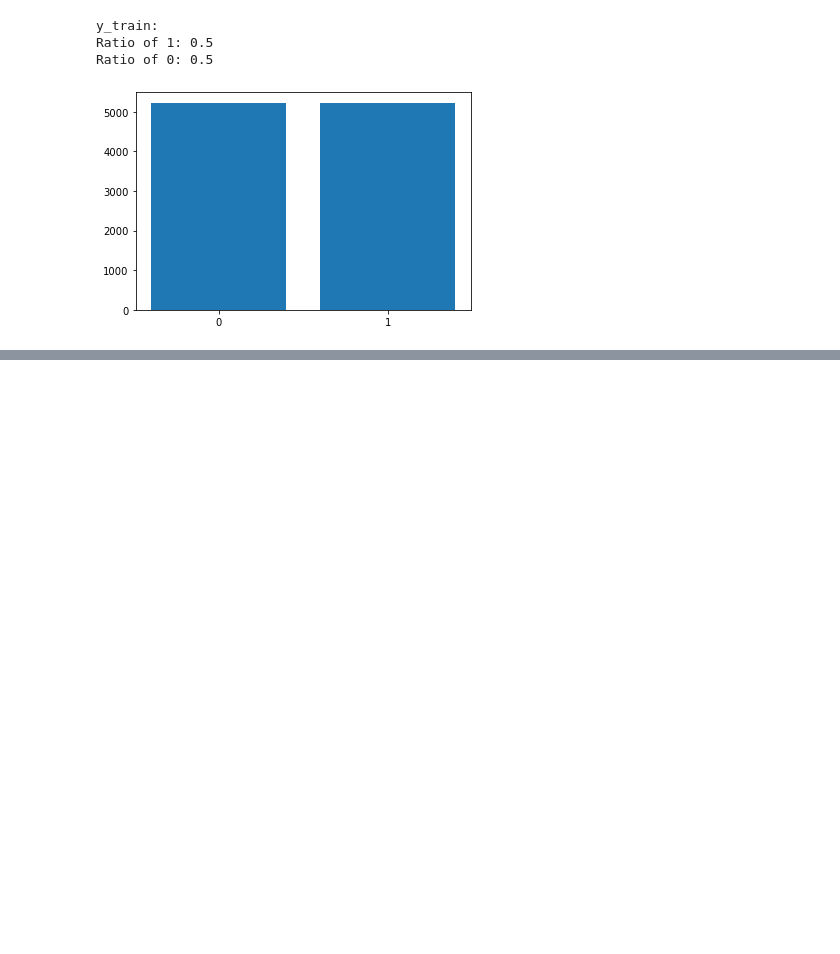
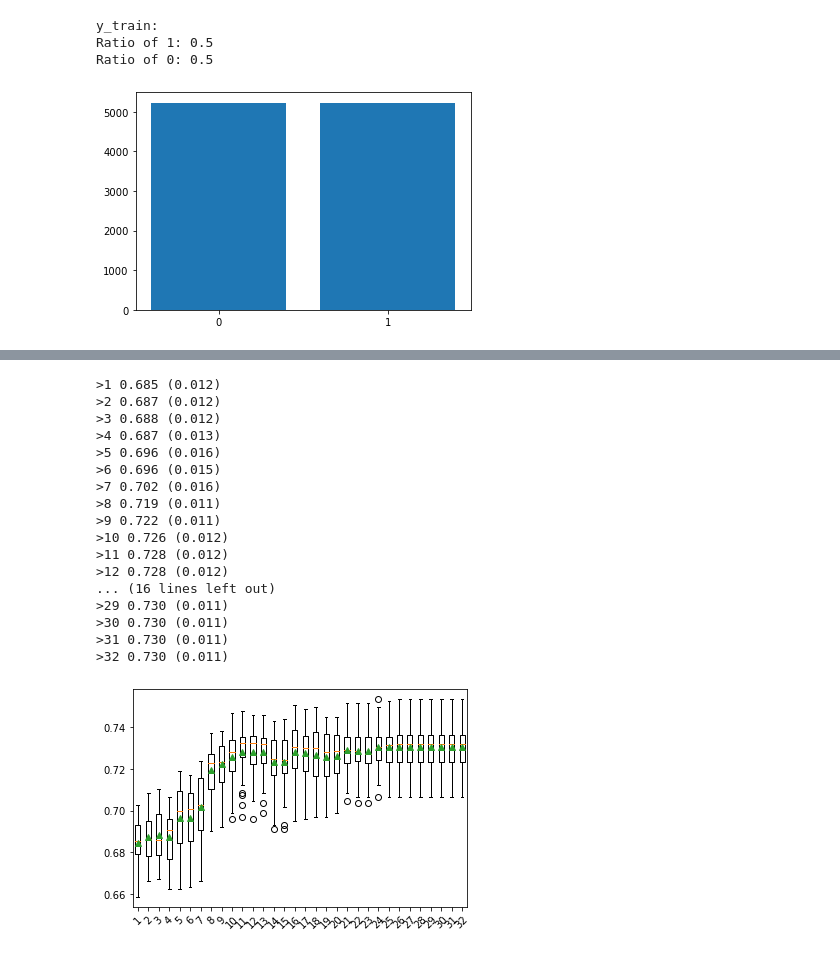
Before and after one commit to jmazor/Machine-A3, a Jupyter notebook: Mazor-A3.ipynb, the cells around one changed output, grey strips where cells are left out. Saved outputs shown, nothing was run; the diff lists cells and outputs as text; code cells hidden in the pictures; blank space fills up the shorter version.

```diff
--- a/Mazor-A3.ipynb
+++ b/Mazor-A3.ipynb
@@ -507,0 +514,57 @@ Ratio of 0: 0.5
+# %%
+from numpy import mean
+from numpy import std
+from sklearn.model_selection import cross_val_score
+from sklearn.model_selection import RepeatedStratifiedKFold
+from sklearn.pipeline import Pipeline
+from sklearn.decomposition import PCA
+from sklearn.linear_model import LogisticRegression
+# get the dataset
+
+# get a list of models to evaluate
+def get_models():
+	models = dict()
+	for i in range(1,33):
+		steps = [('pca', PCA(n_components=i)), ('m', LogisticRegression())]
+		models[str(i)] = Pipeline(steps=steps)
+	return models
+
+def evaluate_model(model, X, y):
+	cv = RepeatedStratifiedKFold(n_splits=10, n_repeats=3, random_state=1)
+	scores = cross_val_score(model, X, y, scoring='accuracy', cv=cv, n_jobs=-1, error_score='raise')
+	return scores
+
+
+
+# get the models to evaluate
+models = get_models()
+# evaluate the models and store results
+results, names = list(), list()
+for name, model in models.items():
+	scores = evaluate_model(model, X_train, y_train)
+	results.append(scores)
+	names.append(name)
+	print('>%s %.3f (%.3f)' % (name, mean(scores), std(scores)))
+# plot model performance for comparison
+plt.boxplot(results, labels=names, showmeans=True)
+plt.xticks(rotation=45)
+plt.show()
+# %% [output]
+>1 0.685 (0.012)
+>2 0.687 (0.012)
+>3 0.688 (0.012)
+>4 0.687 (0.013)
+>5 0.696 (0.016)
+>6 0.696 (0.015)
+>7 0.702 (0.016)
+>8 0.719 (0.011)
+>9 0.722 (0.011)
+>10 0.726 (0.012)
+>11 0.728 (0.012)
+>12 0.728 (0.012)
+... (16 lines left out)
+>29 0.730 (0.011)
+>30 0.730 (0.011)
+>31 0.730 (0.011)
+>32 0.730 (0.011)
+[figure, added]
```
Also changed, not shown: parts of 12 cells of this notebook.
